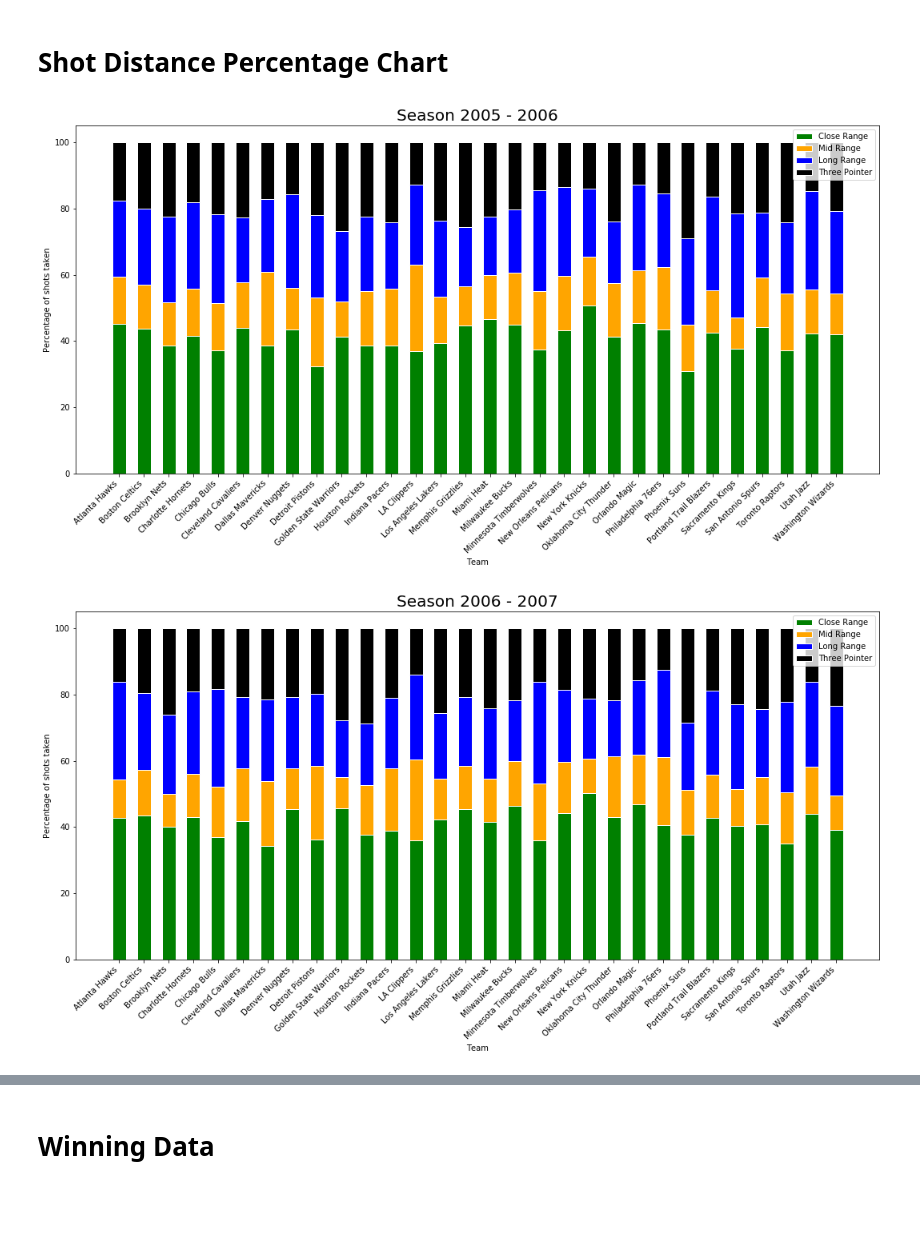
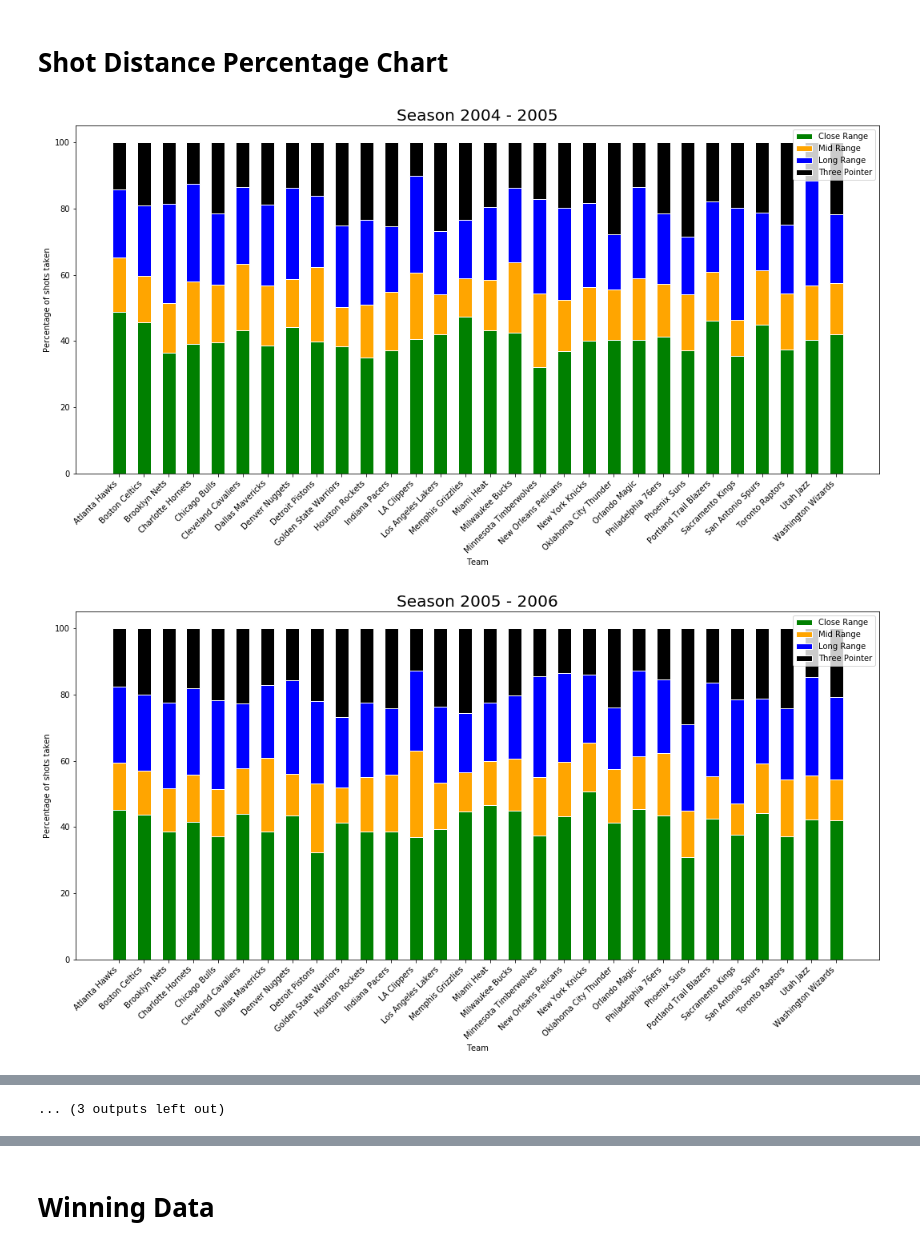
Before and after one commit to easonychang/HotShot-NBAEdition, a Jupyter notebook: Early_analysis.ipynb, the cells around one changed output, grey strips where cells are left out. Saved outputs shown, nothing was run; the diff lists cells and outputs as text; code cells hidden in the pictures; blank space fills up the shorter version.

```diff
--- a/Early_analysis.ipynb
+++ b/Early_analysis.ipynb
@@ -268,9 +268,11 @@ test2019.head()
 # %% [markdown]
 # Shot Distance Percentage Chart
 # %%
+
 a = df.groupby('YEAR').apply(lambda df_: df_.set_index('TEAM', drop=True).sort_index())
 
-for year in range(2005, 2019):
+# excluded some years because there were less than 30 teams, and it gives an error
+for year in range(2004, 2019):
 
   # Create a figure with a single subplot
   f, ax = plt.subplots(1, figsize=(18,8))
@@ -285,32 +287,32 @@ for year in range(2005, 2019):
   # Create the percentage of the mid range shot attempts ove total shot attempts
   mid = [i / j * 100 for  i,j in zip(a.loc[year]['FGA-M'], totals)]
 
   # Create the percentage of the long range shot attempts ove total shot attempts
   long = [i / j * 100 for  i,j in zip(a.loc[year]['FGA-L'], totals)]
 
   # Create the percentage of the three point shot attempts ove total shot attempts
   threes = [i / j * 100 for  i,j in zip(a.loc[year]['FGA-T'], totals)]
 
   team = a.loc[2018].index
 
   barWidth = 0.55
   # Create green Bars
   p1 = plt.bar(team, close, color='green', edgecolor='white', width=barWidth)
   # Create orange Bars
   p2 = plt.bar(team, mid, bottom=close, color='orange', edgecolor='white', width=barWidth)
   # Create blue Bars
   p3 = plt.bar(team, long, bottom=[i+j for i,j in zip(close, mid)], color='blue', edgecolor='white', width=barWidth)
   # Create black Bars
   p4 = plt.bar(team, threes, bottom=[i+j+k for i,j,k in zip(close, mid, long)], color='black', edgecolor='white', width=barWidth)
 
   plt.setp(plt.gca().get_xticklabels(), rotation=45, horizontalalignment='right')
 
   plt.title('Season ' + str(year) + ' - ' + str(year+1) , fontsize=20)
   plt.xlabel('Team')
   plt.ylabel('Percentage of shots taken')
   plt.legend((p1[0], p2[0], p3[0], p4[0]), ('Close Range', 'Mid Range', 'Long Range', 'Three Pointer'))
 
   plt.show()
 # %% [output]
-[figure, old version]
+[figure, new version]
-[figure, old version]
+[figure, new version]
@@ -328,0 +329 @@ for year in range(2005, 2019):
+... (3 outputs left out)
```
Also changed, not shown: parts of 2 cells of this notebook.
